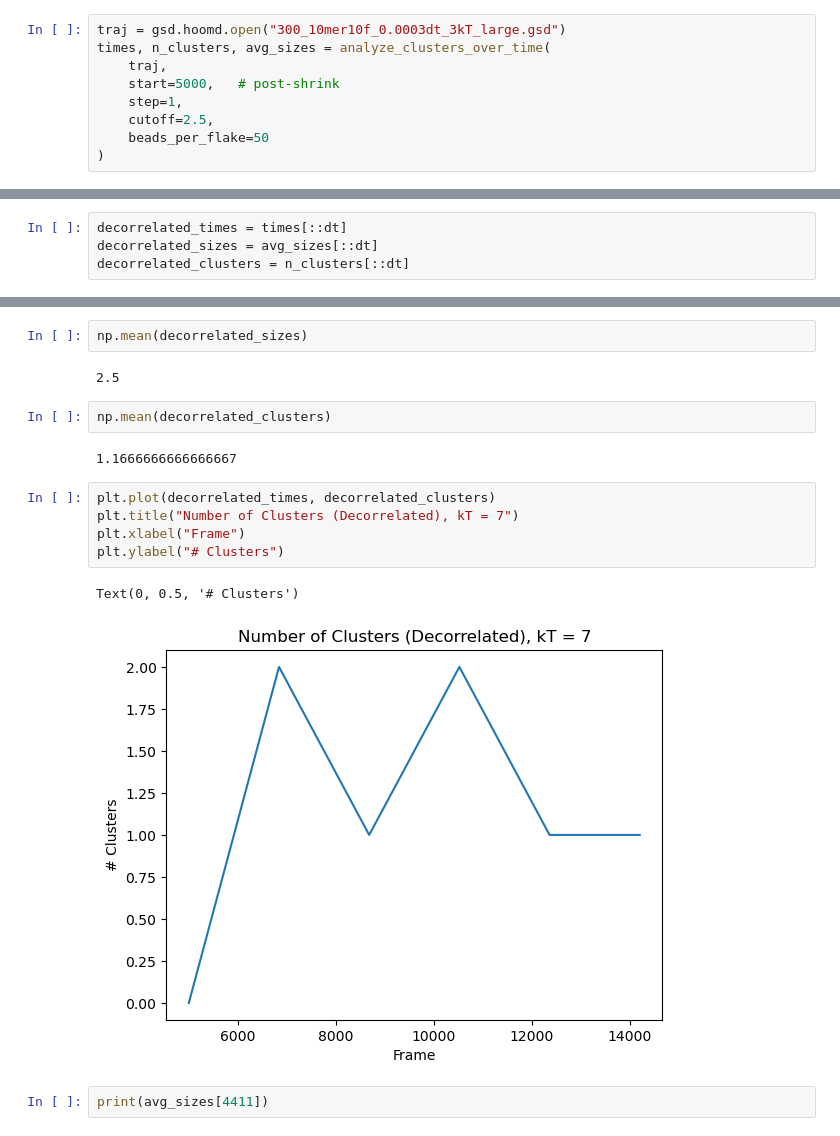
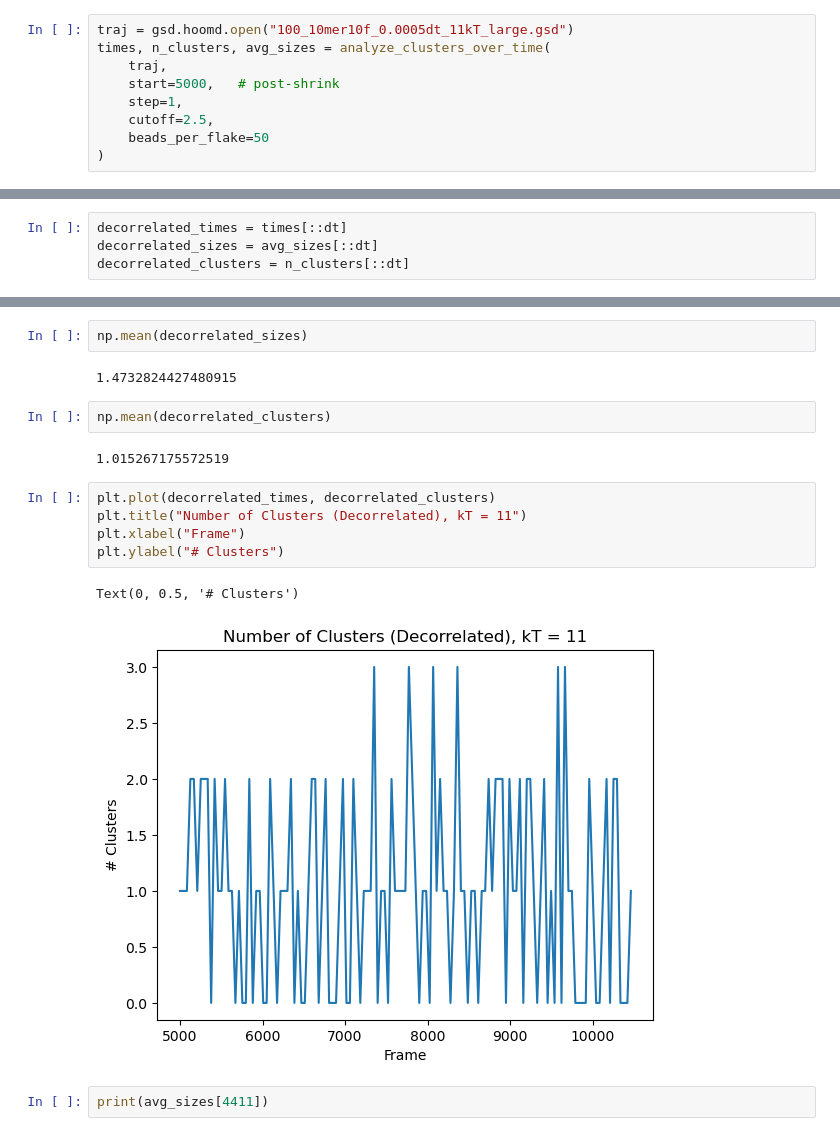
Before and after one commit to eridanirojas/mxene, a Jupyter notebook: working_examples/clustering_plots.ipynb, the cells around one changed output, grey strips where cells are left out. Drawn from its saved outputs; the diff is of its cells as text.

```diff
--- a/working_examples/clustering_plots.ipynb
+++ b/working_examples/clustering_plots.ipynb
@@ -90,7 +90,7 @@ def analyze_clusters_over_time(traj, start=0, step=1000, cutoff=2.5, beads_per_f
 
     return times, n_clusters_list, avg_cluster_sizes
 # %%
-traj = gsd.hoomd.open("300_10mer10f_0.0003dt_3kT_large.gsd")
+traj = gsd.hoomd.open("100_10mer10f_0.0005dt_11kT_large.gsd")
 times, n_clusters, avg_sizes = analyze_clusters_over_time(
     traj,
     start=5000,   # post-shrink
@@ -150,19 +148,19 @@ Text(0, 0.5, 'Avg Cluster Size')
 # %%
 np.mean(decorrelated_sizes)
 # %% [output]
-2.5
+1.4732824427480915
 # %%
 np.mean(decorrelated_clusters)
 # %% [output]
-1.1666666666666667
+1.015267175572519
 # %%
 plt.plot(decorrelated_times, decorrelated_clusters)
-plt.title("Number of Clusters (Decorrelated), kT = 7")
+plt.title("Number of Clusters (Decorrelated), kT = 11")
 plt.xlabel("Frame")
 plt.ylabel("# Clusters")
 # %% [output]
 Text(0, 0.5, '# Clusters')
-[figure, old version]
+[figure, new version]
 # %%
 print(avg_sizes[4411])
 # %% [output]
```
Also changed, not shown: parts of 4 cells of this notebook, 1 other file.
